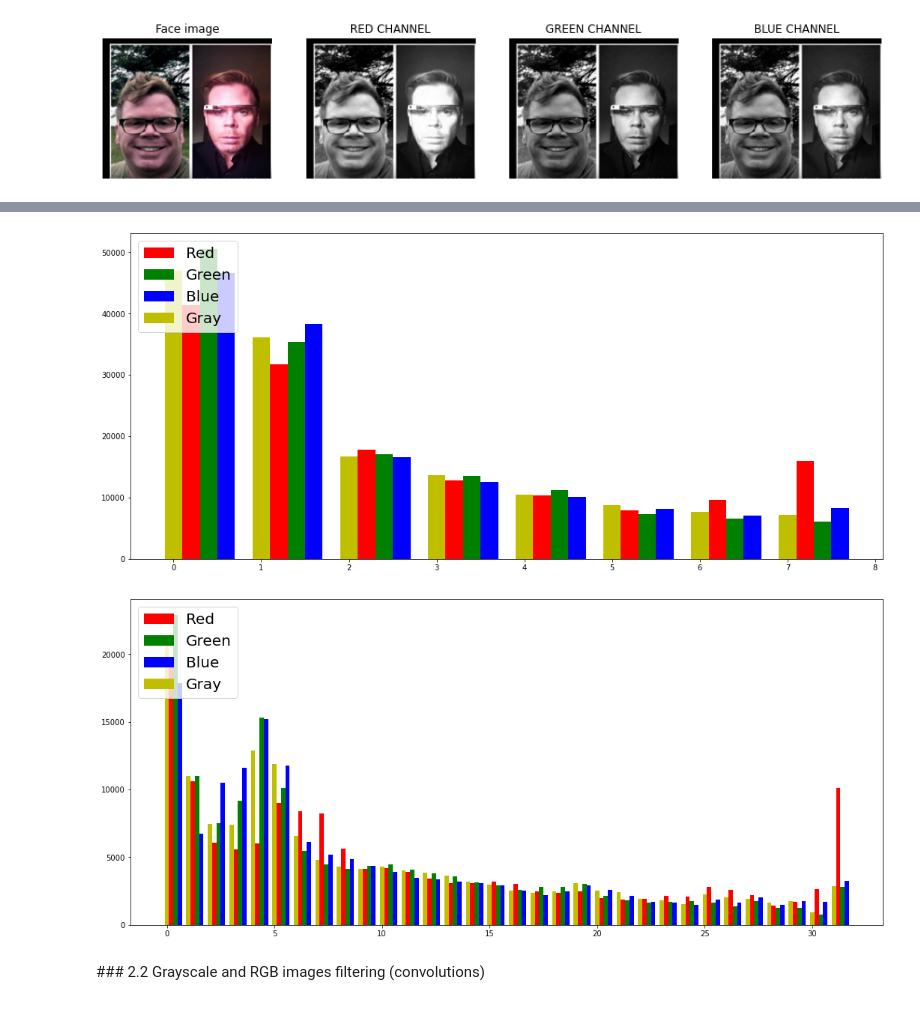
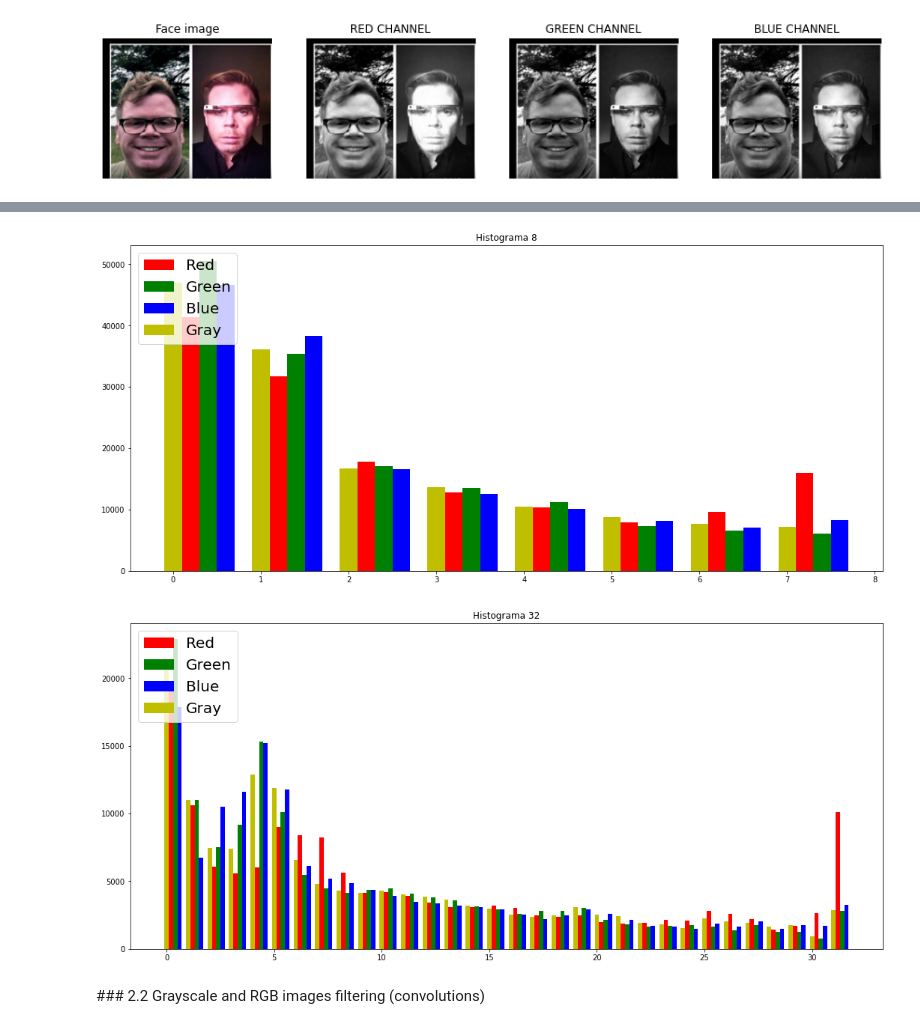
Before and after one commit to PauSolerValades/VA, a Jupyter notebook: Practica2/p2_2021-2022.ipynb, the cells around one changed output, grey strips where cells are left out. Saved outputs shown, nothing was run; the diff lists cells and outputs as text; code cells hidden in the pictures.

Commit message:
Merged el 2.3 i acabat. Feta la funció makeHistogram i error en el 2.4 per incorrect shape per arreglar

```diff
--- a/Practica2/p2_2021-2022.ipynb
+++ b/Practica2/p2_2021-2022.ipynb
@@ -87,49 +87,36 @@ Help: [matplotlib image tutorial](https://matplotlib.org/users/image_tutorial.ht
 # %%
 from skimage.exposure import histogram
 from skimage import img_as_float
 import numpy as np
 from skimage.color import rgba2rgb, rgb2gray
 
-#Passem a rgb per poder prendre l'escala de grisos, esta be o es pot fer diferent?
-face_gray=rgb2gray(rgba2rgb(face))
+#ha de rebre l'imatge en grisos i 4 canals
+def makeHistogram(image, numberOfBins, title):
+    #Passem a rgb per poder prendre l'escala de grisos, esta be o es pot fer diferent?
+    image_gray=rgb2gray(rgba2rgb(image))
 
-numberOfBins = 8
+    hst_r, bins_r = histogram( img_as_float(image[:,:,0]), nbins=numberOfBins)
+    hst_g, bins_g = histogram( img_as_float(image[:,:,1]), nbins=numberOfBins)
+    hst_b, bins_b = histogram( img_as_float(image[:,:,2]), nbins=numberOfBins)
+    hst_gy, bins_gy = histogram( img_as_float(image_gray[:,:]), nbins=numberOfBins)
 
-hst_r, bins_r = histogram( img_as_float(face[:,:,0]), nbins=numberOfBins)
-hst_g, bins_g = histogram( img_as_float(face[:,:,1]), nbins=numberOfBins)
-hst_b, bins_b = histogram( img_as_float(face[:,:,2]), nbins=numberOfBins)
-hst_gy, bins_gy = histogram( img_as_float(face_gray[:,:]), nbins=numberOfBins)
+    ind = np.arange(numberOfBins)
 
-ind = np.arange( numberOfBins)
-
-fig = plt.figure(figsize=(18,8))
-cl_gy = plt.bar( ind, hst_gy,0.2, color='y')
-cl_r = plt.bar( ind+.2, hst_r, 0.2, color='r')
-cl_g = plt.bar( ind+.4, hst_g,0.2, color='g')
-cl_b = plt.bar( ind+.6, hst_b,0.2, color='b')
-plt.legend((cl_r[0], cl_g[0], cl_b[0], cl_gy[0]), ('Red','Green','Blue', 'Gray'), loc=2, prop={'size': 20})
-plt.show()
+    fig = plt.figure(figsize=(18,8))
+    cl_gy = plt.bar( ind, hst_gy,0.2, color='y')
+    cl_r = plt.bar( ind+.2, hst_r, 0.2, color='r')
+    cl_g = plt.bar( ind+.4, hst_g,0.2, color='g')
+    cl_b = plt.bar( ind+.6, hst_b,0.2, color='b')
+    plt.legend((cl_r[0], cl_g[0], cl_b[0], cl_gy[0]), ('Red','Green','Blue', 'Gray'), loc=2, prop={'size': 20})
+    plt.title(title)
+    plt.show()
 
 
-numberOfBins = 32
-
-hst_r, bins_r = histogram( img_as_float(face[:,:,0]), nbins=numberOfBins)
-hst_g, bins_g = histogram( img_as_float(face[:,:,1]), nbins=numberOfBins)
-hst_b, bins_b = histogram( img_as_float(face[:,:,2]), nbins=numberOfBins)
-hst_gy, bins_gy = histogram( img_as_float(face_gray[:,:]), nbins=numberOfBins)
-
-ind = np.arange( numberOfBins)
-
-fig = plt.figure(figsize=(18,8))
-cl_gy = plt.bar( ind, hst_gy,0.2, color='y')
-cl_r = plt.bar( ind+.2, hst_r, 0.2, color='r')
-cl_g = plt.bar( ind+.4, hst_g,0.2, color='g')
-cl_b = plt.bar( ind+.6, hst_b,0.2, color='b')
-plt.legend((cl_r[0], cl_g[0], cl_b[0], cl_gy[0]), ('Red','Green','Blue', 'Gray'), loc=2, prop={'size': 20})
-plt.show()
+makeHistogram(face, 8, 'Histograma 8')
+makeHistogram(face, 32, 'Histograma 32')
 # %% [output]
-[figure, old version]
+[figure, new version]
-[figure, old version]
+[figure, new version]
 # %% [markdown]
 ### 2.2 Grayscale and RGB images filtering (convolutions)
 # %% [markdown]
```
Also changed, not shown: parts of 4 cells of this notebook, 2 other files.
